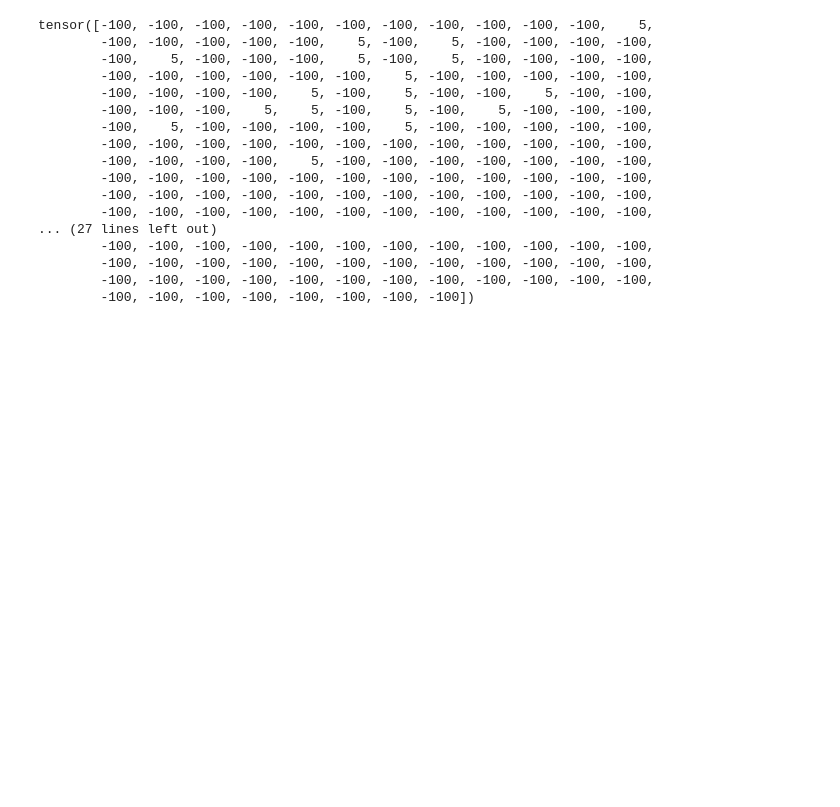
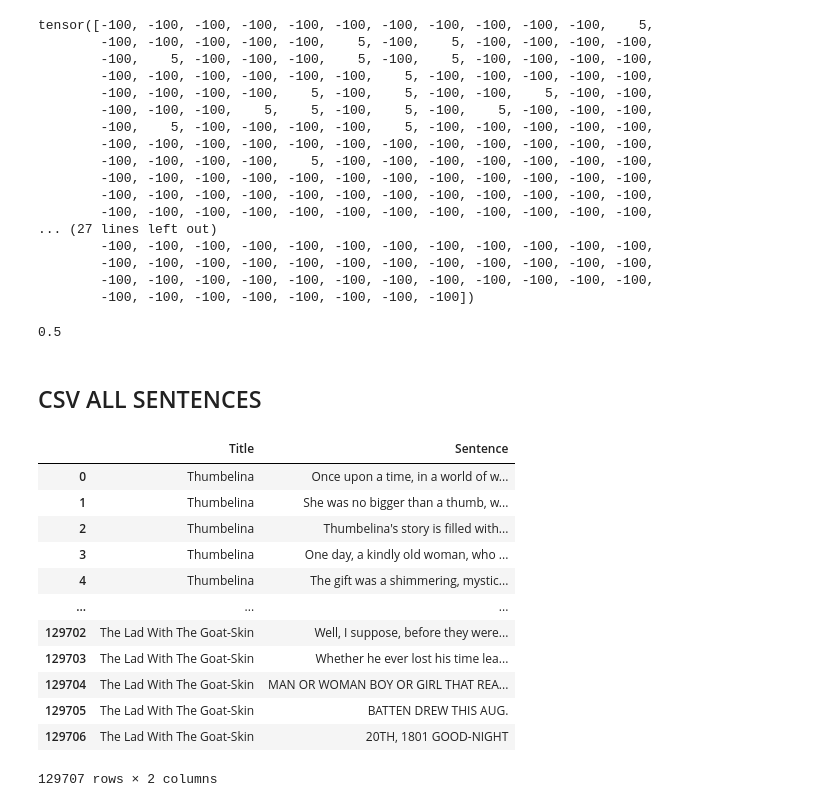
Before and after one commit to arnaugris97/fairyTaleAI, a Jupyter notebook: dataloader/dataloader.ipynb, the cells around one changed output. Drawn from its saved outputs; the diff is of its cells as text; code cells hidden in the pictures; blank space fills up the shorter version.

Commit message:
Dataset sentence level

```diff
--- a/dataloader/dataloader.ipynb
+++ b/dataloader/dataloader.ipynb
@@ -748,0 +794,39 @@ tensor([-100, -100, -100, -100, -100, -100, -100, -100, -100, -100, -100,    5,
+# %%
+accuracy
+# %% [output]
+0.5
+# %% [markdown]
+## CSV ALL SENTENCES
+# %%
+def separate_sentences(text):
+    text = text.replace('...','#^')
+    text = text.replace('.','~.')
+    text = text.replace('?','@?')
+    text = text.replace('!','%!')
+
+    b = re.split('[.?!^]' , text)
+    c = [w.replace('~', '.') for w in b]
+    c = [w.replace('@', '?') for w in c]
+    c = [w.replace('#', '...') for w in c]
+    c = [w.replace('%', '!') for w in c]
+
+    return(c)
+# %%
+dataset = pd.read_csv('/Users/francesccarandellverdaguer/fairyTaleAI/dataset/merged_stories_full.csv')
+dataset.head(5)
+
+ts = []
+sents = []
+
+dataset_s = pd.DataFrame(columns=['Title','Sentence'])
+
+for i in range(len(dataset)):
+
+    sentences = separate_sentences(dataset.iloc[i].cleaned_story)
+
+    for j in range(len(sentences)):
+        ts.append(dataset.iloc[i].Title)
+        sents.append(sentences[j])
+
+dataset_s.Title = ts
+dataset_s.Sentence = sents
@@ -748,0 +835,16 @@ tensor([-100, -100, -100, -100, -100, -100, -100, -100, -100, -100, -100,    5,
+# %%
+dataset_s
+# %% [output]
+|  | Title | Sentence |
+| 0 | Thumbelina | Once upon a time, in a world of w... |
+| 1 | Thumbelina | She was no bigger than a thumb, w... |
+| 2 | Thumbelina | Thumbelina's story is filled with... |
+| 3 | Thumbelina | One day, a kindly old woman, who ... |
+| 4 | Thumbelina | The gift was a shimmering, mystic... |
+| ... | ... | ... |
+| 129702 | The Lad With The Goat-Skin | Well, I suppose, before they were... |
+| 129703 | The Lad With The Goat-Skin | Whether he ever lost his time lea... |
+| 129704 | The Lad With The Goat-Skin | MAN OR WOMAN BOY OR GIRL THAT REA... |
+| 129705 | The Lad With The Goat-Skin | BATTEN DREW THIS AUG. |
+| 129706 | The Lad With The Goat-Skin | 20TH, 1801 GOOD-NIGHT |
+129707 rows × 2 columns
```
Also changed, not shown: parts of 5 cells of this notebook, 1 other file.
